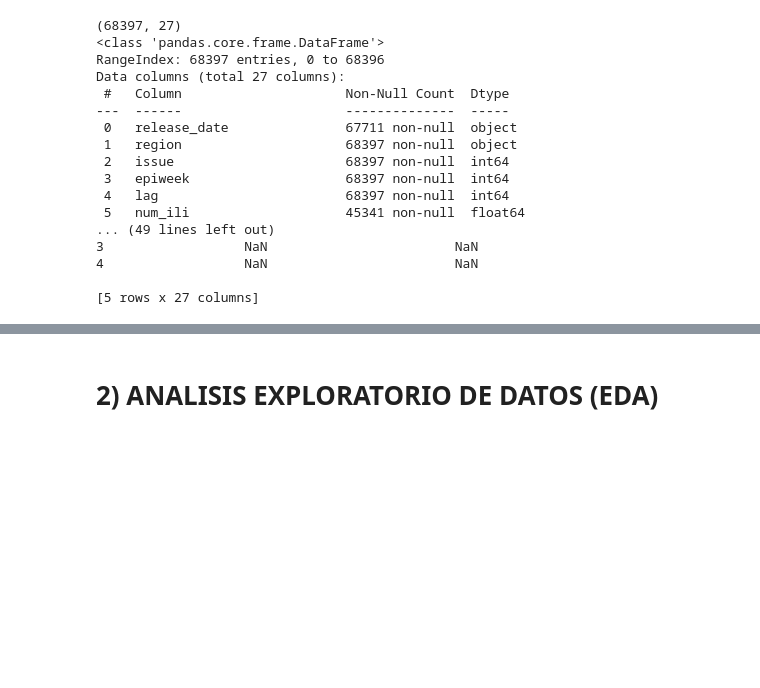
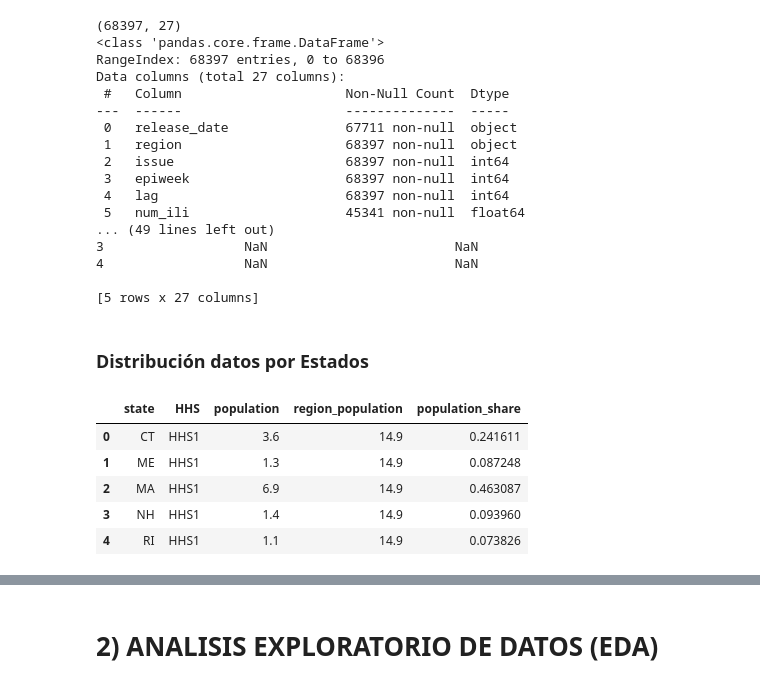
Before and after one commit to Laura-Cruz-Gil/Proyecto_Final_Salud, a Jupyter notebook: src/explore.ipynb, the cells around one changed output, grey strips where cells are left out. Cells and saved outputs as stored; diff of their text form; code cells hidden in the pictures; blank space fills up the shorter version.

```diff
--- a/src/explore.ipynb
+++ b/src/explore.ipynb
@@ -161,3 +161,40 @@ Data columns (total 27 columns):
 4                  NaN                        NaN
 
 [5 rows x 27 columns]
+# %% [markdown]
+### Distribución datos por Estados
+# %%
+# Estimaciones poblacionales aproximadas por estado (en millones) según datos públicos recientes (fuente: US Census)
+state_population_millions = {
+    "CT": 3.6, "ME": 1.3, "MA": 6.9, "NH": 1.4, "RI": 1.1, "VT": 0.6,
+    "NJ": 9.3, "NY": 19.8, "PR": 3.2, "VI": 0.1,
+    "DE": 1.0, "DC": 0.7, "MD": 6.2, "PA": 12.9, "VA": 8.6, "WV": 1.8,
+    "AL": 5.1, "FL": 22.0, "GA": 10.8, "KY": 4.5, "MS": 2.9, "NC": 10.5, "SC": 5.3, "TN": 7.0,
+    "IL": 12.5, "IN": 6.8, "MI": 10.0, "MN": 5.8, "OH": 11.7, "WI": 5.9,
+    "AR": 3.0, "LA": 4.6, "NM": 2.1, "OK": 4.0, "TX": 30.0,
+    "IA": 3.2, "KS": 2.9, "MO": 6.2, "NE": 1.9,
+    "CO": 5.8, "MT": 1.1, "ND": 0.8, "SD": 0.9, "UT": 3.4, "WY": 0.6,
+    "AZ": 7.4, "CA": 39.2, "HI": 1.5, "NV": 3.2, "AS": 0.05, "GU": 0.17, "MP": 0.05,
+    "AK": 0.7, "ID": 2.0, "OR": 4.3, "WA": 7.8
+}
+
+# Crear dataframe auxiliar con estados, su región y su población
+state_info = pd.DataFrame([
+    {"state": state, "HHS": hhs, "population": state_population_millions[state]}
+    for state, hhs in state_to_hhs.items()
+    if state in state_population_millions
+])
+
+# Calcular la proporción poblacional de cada estado dentro de su región HHS
+state_info["region_population"] = state_info.groupby("HHS")["population"].transform("sum")
+state_info["population_share"] = state_info["population"] / state_info["region_population"]
+
+# Mostrar cómo queda el dataframe de proporciones poblacionales
+state_info.head()
+# %% [output]
+|  | state | HHS | population | region_population | population_share |
+| 0 | CT | HHS1 | 3.6 | 14.9 | 0.241611 |
+| 1 | ME | HHS1 | 1.3 | 14.9 | 0.087248 |
+| 2 | MA | HHS1 | 6.9 | 14.9 | 0.463087 |
+| 3 | NH | HHS1 | 1.4 | 14.9 | 0.093960 |
+| 4 | RI | HHS1 | 1.1 | 14.9 | 0.073826 |
```
Also changed, not shown: parts of 5 cells of this notebook.
